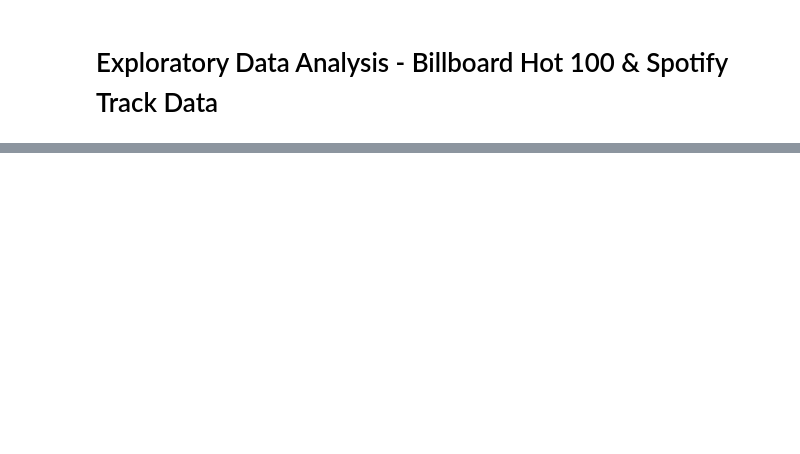
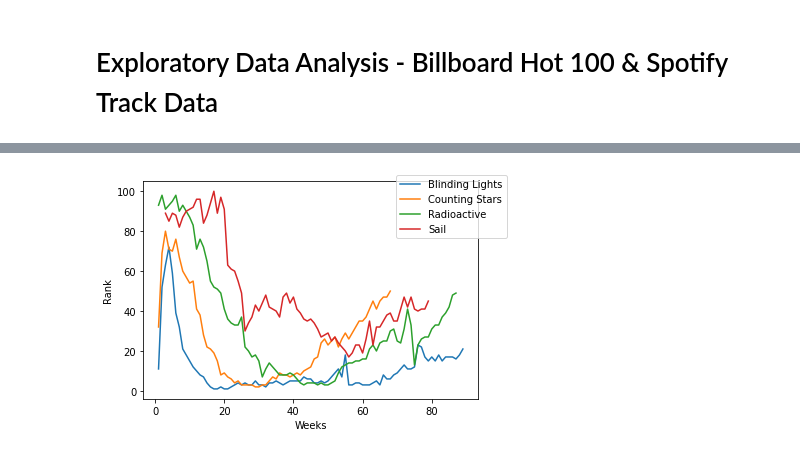
Before and after one commit to JelicaB/BillboardSongAnalysis, a Jupyter notebook: notebooks/3.0-JB-Exploratory-Data-Analysis.ipynb, the cells around one changed output, grey strips where cells are left out. Saved outputs shown, nothing was run; the diff lists cells and outputs as text; code cells hidden in the pictures; blank space fills up the shorter version.

```diff
--- a/notebooks/3.0-JB-Exploratory-Data-Analysis.ipynb
+++ b/notebooks/3.0-JB-Exploratory-Data-Analysis.ipynb
@@ -97,0 +17,3 @@ Name: PeakPos, Length: 100, dtype: int64
+# %%
+charts['Date'] =  pd.to_datetime(charts['Date'], format='%Y-%m-%d')
+charts.head()
@@ -97,0 +92,12 @@ Name: PeakPos, Length: 100, dtype: int64
+# %%
+most_weeks = charts[((charts['BB_Title'] == 'Blinding Lights') & (charts['BB_Artist'] == 'The Weeknd'))|\
+                        ((charts['BB_Title'] == 'Radioactive') & (charts['BB_Artist'] == 'Imagine Dragons'))|\
+                        ((charts['BB_Title'] == 'Sail') & (charts['BB_Artist'] == 'AWOLNATION'))|\
+                        ((charts['BB_Title'] == 'Counting Stars') & (charts['BB_Artist'] == 'OneRepublic'))]
+# %%
+#week to week progression of top 4 longest lasting songs
+ax = sns.lineplot(x="Weeks", y="Rank", hue="BB_Title", data=most_weeks)
+ax.legend(bbox_to_anchor=(1.1, 1.05))
+plt.show()
+# %% [output]
+[figure, added]
```
Also changed, not shown: parts of 67 cells of this notebook.
